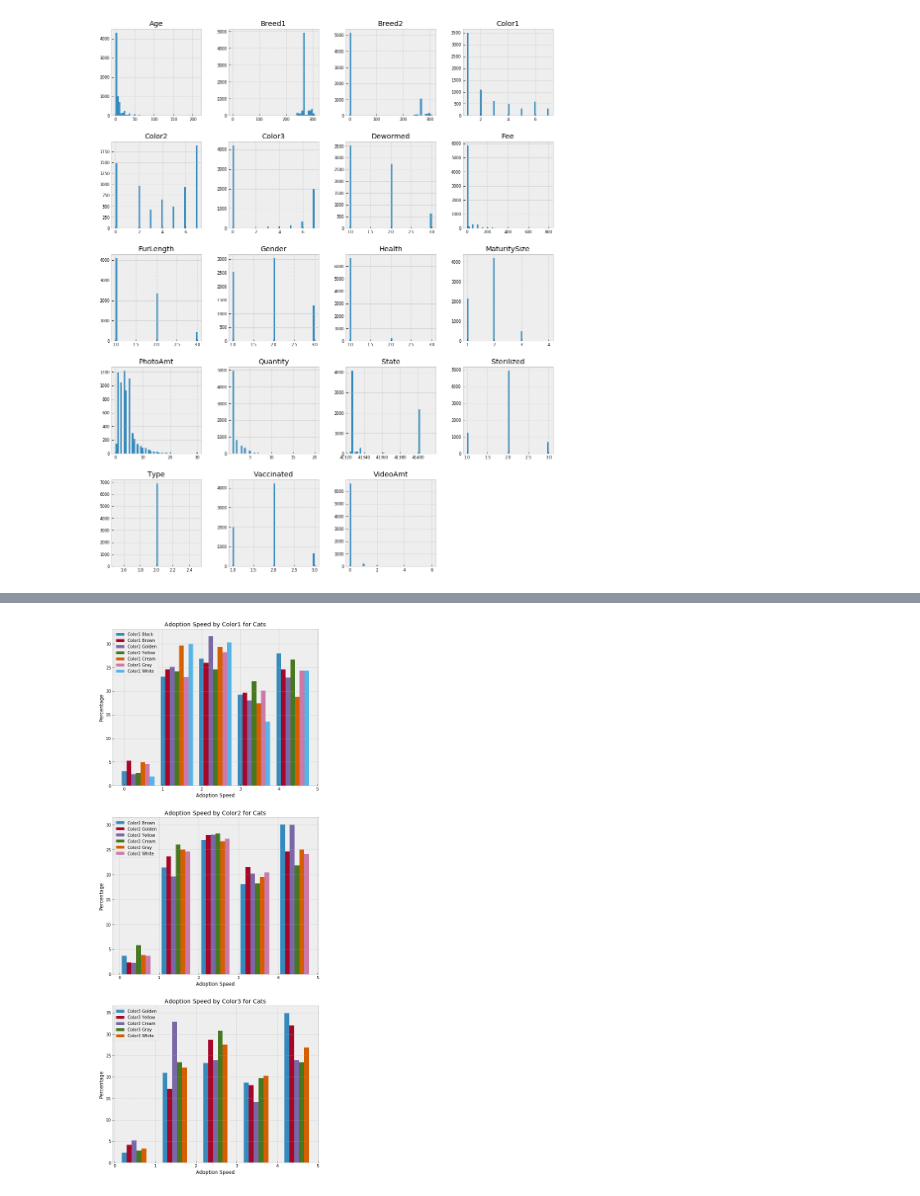
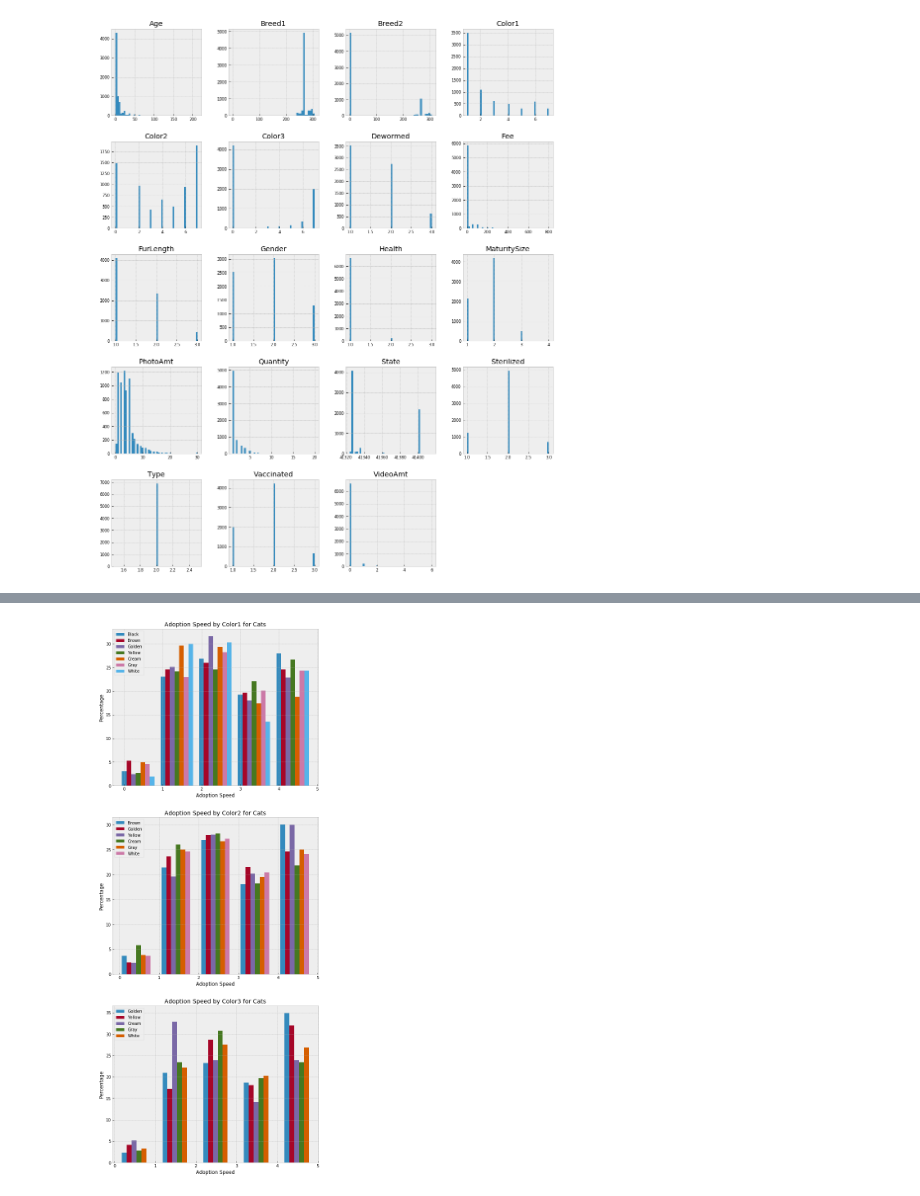
Before and after one commit to bfrison/CEBD1160, a Jupyter notebook: project/project_graphs.ipynb, the cells around one changed output, grey strips where cells are left out. Drawn from its saved outputs; the diff is of its cells as text; code cells hidden in the pictures.

```diff
--- a/project/project_graphs.ipynb
+++ b/project/project_graphs.ipynb
@@ -201,7 +201,7 @@ for i in range(len(axes_color_dogs)):
             df_color_adopt = [df_color[df_color['AdoptionSpeed'] == str(k)] for k in range(5)]
             ax.bar(np.arange(len(df_color_adopt)) + j * bar_width,
                 [100 * len(speed)/len(df_color) for speed in df_color_adopt],
-                bar_width, label=f'Color{i+1} {color_labels_dict[j+1]}')
+                bar_width, label=f'{color_labels_dict[j+1]}')
     ax.set(xlabel='Adoption Speed', ylabel='Percentage')
     ax.legend()
     ax.set_title(f'Adoption Speed by Color{i+1} for Dogs')
@@ -210,18 +210,18 @@ for i in range(len(axes_color_dogs)):
 # %%
 fig_color_cats, axes_color_cats = plt.subplots(3, 1, figsize=(9,24))
 bar_width = 0.12
 for i in range(len(axes_color_cats)):
     ax = axes_color_cats[i]
     for j in range(7):
         df_color = df_cats[df_cats[f'Color{i+1}'] == j + 1]
         if len(df_color):
             df_color_adopt = [df_color[df_color['AdoptionSpeed'] == str(k)] for k in range(5)]
             ax.bar(np.arange(len(df_color_adopt)) + j * bar_width,
                 [100 * len(speed)/len(df_color) for speed in df_color_adopt],
-                bar_width, label=f'Color{i+1} {color_labels_dict[j+1]}')
+                bar_width, label=f'{color_labels_dict[j+1]}')
     ax.set(xlabel='Adoption Speed', ylabel='Percentage')
     ax.legend()
     ax.set_title(f'Adoption Speed by Color{i+1} for Cats')
 # %% [output]
-[figure, old version]
+[figure, new version]
 # %%
```
Also changed, not shown: parts of 9 cells of this notebook.
